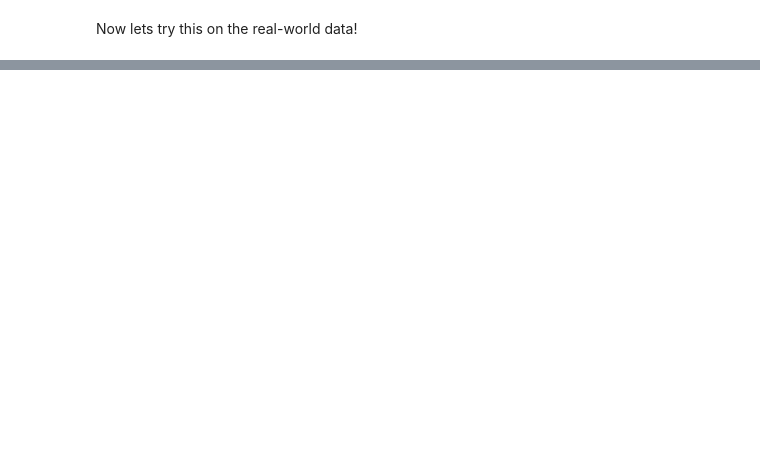
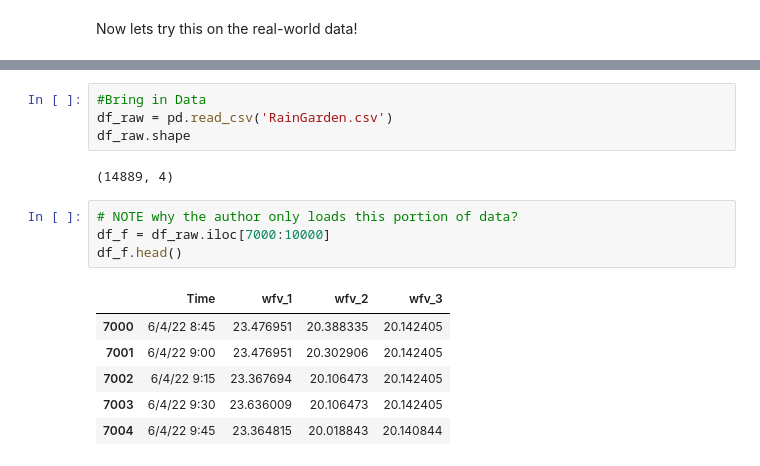
Before and after one commit to Detriatis/mlproj, a Jupyter notebook: project/dev.ipynb, the cells around one changed output, grey strips where cells are left out. Saved outputs shown, nothing was run; the diff lists cells and outputs as text; blank space fills up the shorter version.

```diff
--- a/project/dev.ipynb
+++ b/project/dev.ipynb
@@ -535,0 +471,17 @@ Now lets try this on the real-world data!
+# %%
+#Bring in Data
+df_raw = pd.read_csv('RainGarden.csv')
+df_raw.shape
+# %% [output]
+(14889, 4)
+# %%
+# NOTE why the author only loads this portion of data?
+df_f = df_raw.iloc[7000:10000]
+df_f.head()
+# %% [output]
+|  | Time | wfv_1 | wfv_2 | wfv_3 |
+| 7000 | 6/4/22 8:45 | 23.476951 | 20.388335 | 20.142405 |
+| 7001 | 6/4/22 9:00 | 23.476951 | 20.302906 | 20.142405 |
+| 7002 | 6/4/22 9:15 | 23.367694 | 20.106473 | 20.142405 |
+| 7003 | 6/4/22 9:30 | 23.636009 | 20.106473 | 20.142405 |
+| 7004 | 6/4/22 9:45 | 23.364815 | 20.018843 | 20.140844 |
```
Also changed, not shown: parts of 17 cells of this notebook.
